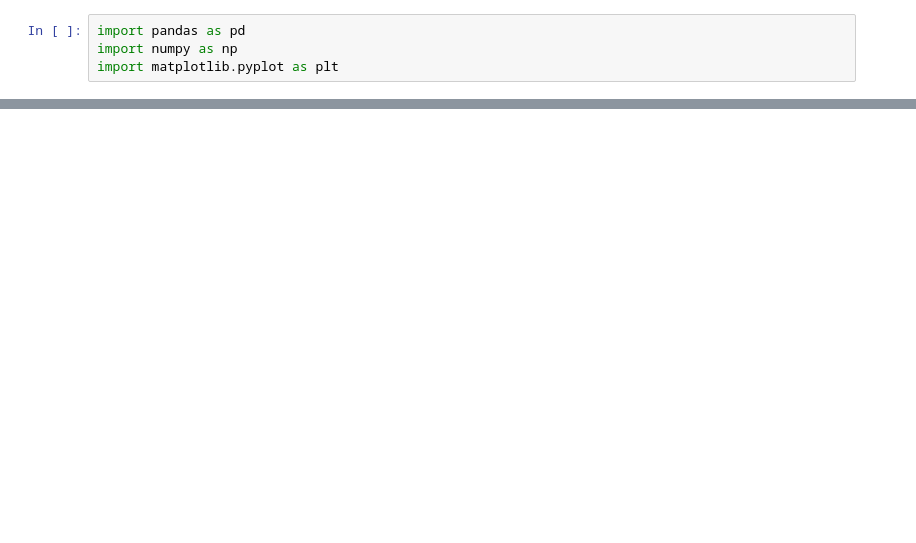
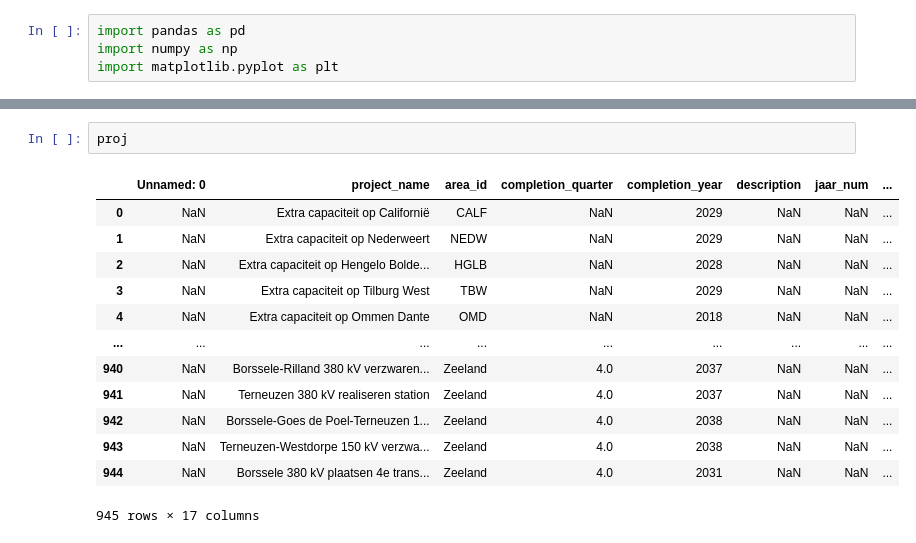
Before and after one commit to MateoSAENZORTIZ01/data_region_tension_prospects, a Jupyter notebook: Data_proccess.ipynb, the cells around one changed output, grey strips where cells are left out. Drawn from its saved outputs; the diff is of its cells as text; blank space fills up the shorter version.

```diff
--- a/Data_proccess.ipynb
+++ b/Data_proccess.ipynb
@@ -26,0 +983,16 @@ import matplotlib.pyplot as plt
+# %%
+proj
+# %% [output]
+|  | Unnamed: 0 | project_name | area_id | completion_quarter | completion_year | description | jaar_num | ... |
+| 0 | NaN | Extra capaciteit op Californië | CALF | NaN | 2029 | NaN | NaN | ... |
+| 1 | NaN | Extra capaciteit op Nederweert | NEDW | NaN | 2029 | NaN | NaN | ... |
+| 2 | NaN | Extra capaciteit op Hengelo Bolde... | HGLB | NaN | 2028 | NaN | NaN | ... |
+| 3 | NaN | Extra capaciteit op Tilburg West | TBW | NaN | 2029 | NaN | NaN | ... |
+| 4 | NaN | Extra capaciteit op Ommen Dante | OMD | NaN | 2018 | NaN | NaN | ... |
+| ... | ... | ... | ... | ... | ... | ... | ... | ... |
+| 940 | NaN | Borssele-Rilland 380 kV verzwaren... | Zeeland | 4.0 | 2037 | NaN | NaN | ... |
+| 941 | NaN | Terneuzen 380 kV realiseren station | Zeeland | 4.0 | 2037 | NaN | NaN | ... |
+| 942 | NaN | Borssele-Goes de Poel-Terneuzen 1... | Zeeland | 4.0 | 2038 | NaN | NaN | ... |
+| 943 | NaN | Terneuzen-Westdorpe 150 kV verzwa... | Zeeland | 4.0 | 2038 | NaN | NaN | ... |
+| 944 | NaN | Borssele 380 kV plaatsen 4e trans... | Zeeland | 4.0 | 2031 | NaN | NaN | ... |
+945 rows × 17 columns
```
Also changed, not shown: parts of 65 cells of this notebook, 6 other files.
